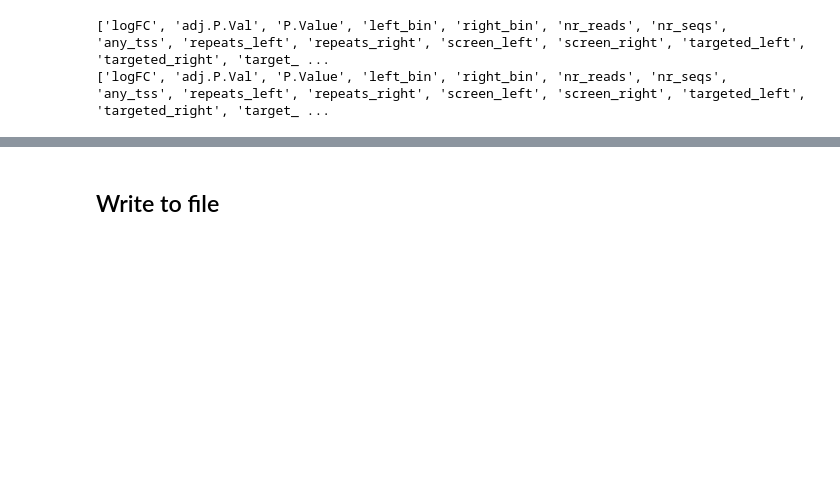
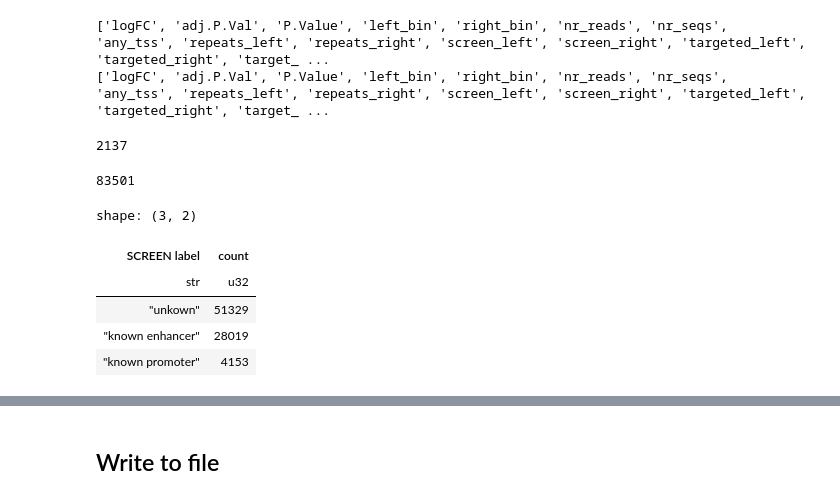
Before and after one commit to kircherlab/CMPRA_figures, a Jupyter notebook: CMPRA5_add_labels_OA.ipynb, the cells around one changed output, grey strips where cells are left out. Cells and saved outputs as stored; diff of their text form; code cells hidden in the pictures; blank space fills up the shorter version.

```diff
--- a/CMPRA5_add_labels_OA.ipynb
+++ b/CMPRA5_add_labels_OA.ipynb
@@ -18,7 +18,7 @@ warnings.filterwarnings('ignore')
 ## Read files
 # %%
 config = "prommoteroa"
-mpralmconfig = "_minDNAcount1"
+mpralmconfig = "promoteroa"
 name = mpralmconfig.replace("_","")
 cd = "/data/cephfs-2/unmirrored/groups/kircher/MPRA/CaptureCMPRA/"
 file = cd+"mpra_capture_flow/results/CMPRA5/mpralm/"+config+"_OA_mpralm_output"+mpralmconfig+".tsv"
@@ -163,7 +163,7 @@ data = data_labeled.with_columns(pl.when(pl.all_horizontal(cs.matches("screen").
 						 .when(pl.all_horizontal(cs.matches("screen").str.contains("PLS|ELS").not_())).then(pl.lit("undefined"))
 						 .alias("interaction"))
 # %%
-data = data.select("logFC", "adj.P.Val", "P.Value", "left_bin", "right_bin", "nr_reads", "nr_seqs", "any_tss", "repeats_left", "repeats_right",
+data = data.select("logFC", "adj.P.Val", "P.Value", "left_bin", "right_bin", "nr_reads", "nr_seqs", "tss_left", "tss_right", "repeats_left", "repeats_right",
 "screen_left", "screen_right", "targeted_left", "targeted_right", "target_gene_left", "target_gene_right", "label", "interaction")
 # %% [markdown]
 ### Distance between prom and enh
@@ -235,3 +235,8 @@ print(data.columns)
 # %% [output]
 ['logFC', 'adj.P.Val', 'P.Value', 'left_bin', 'right_bin', 'nr_reads', 'nr_seqs', 'any_tss', 'repeats_left', 'repeats_right', 'screen_left', 'screen_right', 'targeted_left', 'targeted_right', 'target_ ...
 ['logFC', 'adj.P.Val', 'P.Value', 'left_bin', 'right_bin', 'nr_reads', 'nr_seqs', 'any_tss', 'repeats_left', 'repeats_right', 'screen_left', 'screen_right', 'targeted_left', 'targeted_right', 'target_ ...
+# %%
+screen_OE = final_data.with_columns(pl.when(pl.col("targeted_left") == "unlabeled").then(pl.col("screen_left")).otherwise(pl.col("screen_right")).alias("SCREEN label"))
+# Simplify the labels (when it contains "PLS", it is a promoter, when it contains "ELS", it is an enhancer)
+screen_OE = screen_OE.with_columns(pl.when(pl.col("SCREEN label").str.contains("PLS")).then(pl.lit("known promoter"))
+									.when(pl.col("SCREEN label").str.contains("ELS")).then(pl.lit("known enhancer")).otherwise(pl.lit("unkown")).alias("SCREEN label"))
@@ -237,0 +245,17 @@ print(data.columns)
+# %%
+screen_OE.filter(pl.col("effect") != "no effect").height
+# %% [output]
+2137
+# %%
+final_data.height
+# %% [output]
+83501
+# %%
+screen_OE.group_by("SCREEN label").count()
+# %% [output]
+shape: (3, 2)
+| SCREEN label | count |
+| str | u32 |
+| "unkown" | 51329 |
+| "known enhancer" | 28019 |
+| "known promoter" | 4153 |
```
Also changed, not shown: parts of 10 cells of this notebook, 3 other files.
